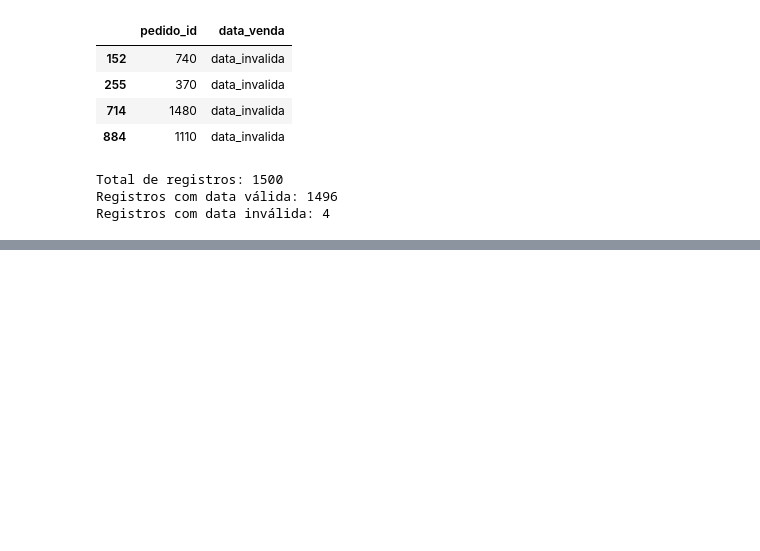
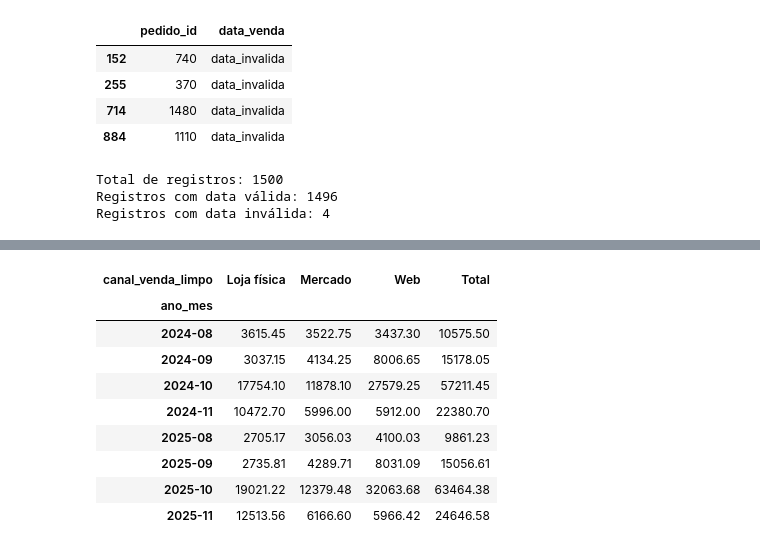
Before and after one commit to schererLummertz/ml_senai, a Jupyter notebook: mini_projeto_dias_das_bruxas/projeto_dia_das_bruxas_final.ipynb, the cells around one changed output, grey strips where cells are left out. Cells and saved outputs as stored; diff of their text form; code cells hidden in the pictures; blank space fills up the shorter version.

```diff
--- a/mini_projeto_dias_das_bruxas/projeto_dia_das_bruxas_final.ipynb
+++ b/mini_projeto_dias_das_bruxas/projeto_dia_das_bruxas_final.ipynb
@@ -418,0 +602,19 @@ Registros com data inválida: 4
+# %%
+# Adicionar o faturamento total de cada período.
+
+faturamento_periodo_canal["Total"] = (
+    faturamento_periodo_canal.sum(axis=1)
+)
+
+display(faturamento_periodo_canal)
+# %% [output]
+| canal_venda_limpo | Loja física | Mercado | Web | Total |
+| ano_mes |  |  |  |  |
+| 2024-08 | 3615.45 | 3522.75 | 3437.30 | 10575.50 |
+| 2024-09 | 3037.15 | 4134.25 | 8006.65 | 15178.05 |
+| 2024-10 | 17754.10 | 11878.10 | 27579.25 | 57211.45 |
+| 2024-11 | 10472.70 | 5996.00 | 5912.00 | 22380.70 |
+| 2025-08 | 2705.17 | 3056.03 | 4100.03 | 9861.23 |
+| 2025-09 | 2735.81 | 4289.71 | 8031.09 | 15056.61 |
+| 2025-10 | 19021.22 | 12379.48 | 32063.68 | 63464.38 |
+| 2025-11 | 12513.56 | 6166.60 | 5966.42 | 24646.58 |
```
Also changed, not shown: parts of 24 cells of this notebook.
